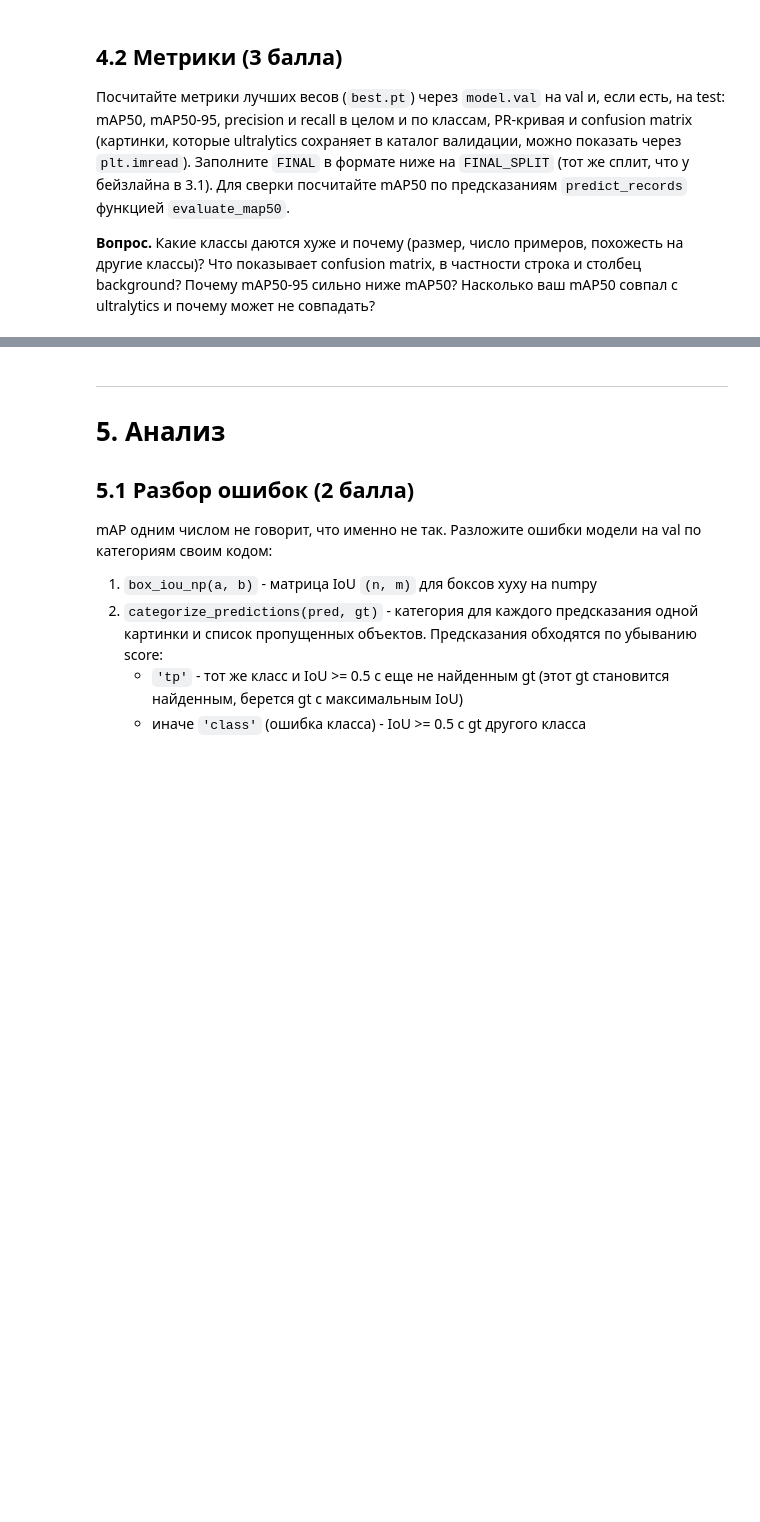
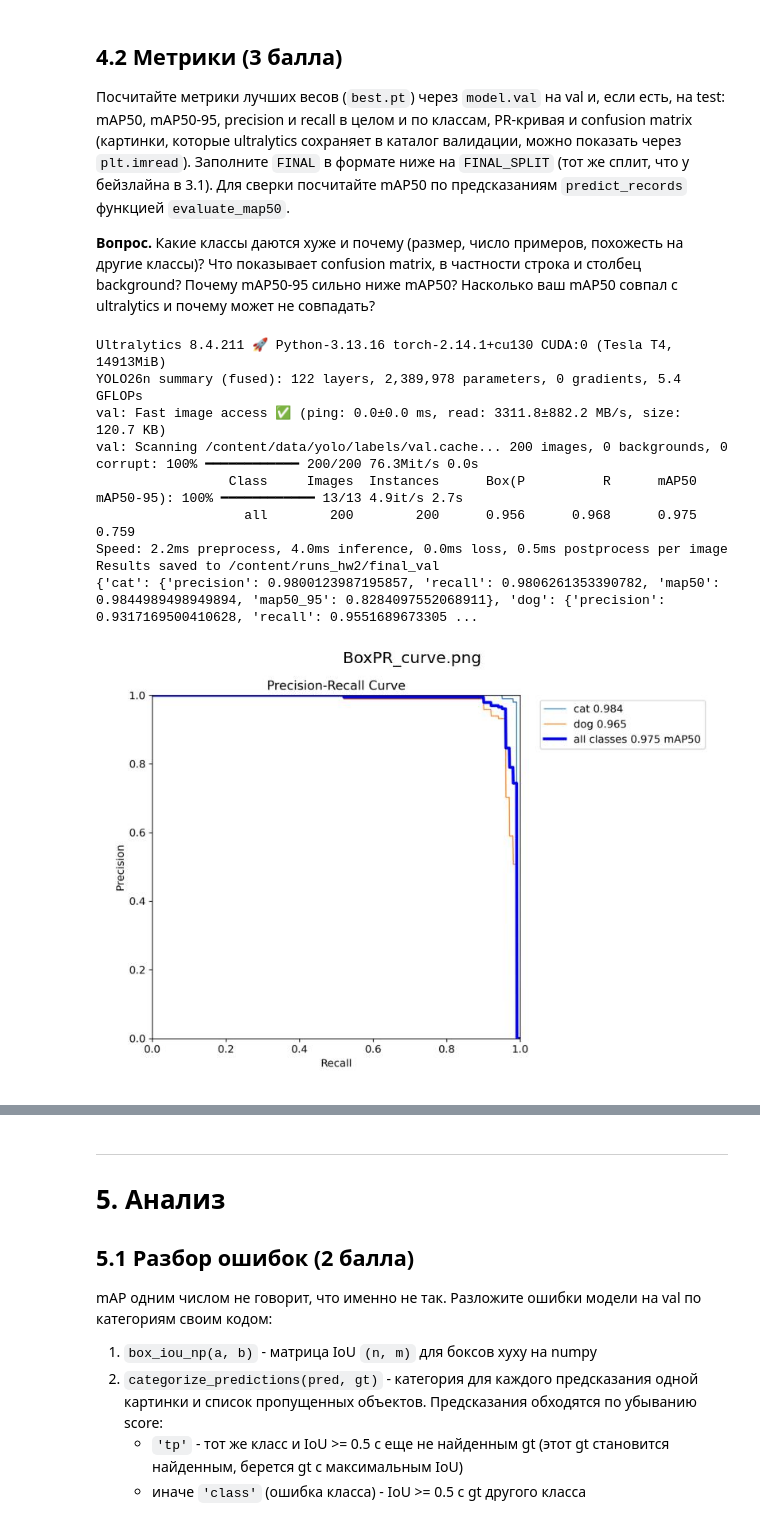
Before and after one commit to ivampo/dl_2026_itmo, a Jupyter notebook: lab-2/hw2_cv.ipynb, the cells around one changed output, grey strips where cells are left out. Cells and saved outputs as stored; diff of their text form; code cells hidden in the pictures; blank space fills up the shorter version.

```diff
--- a/lab-2/hw2_cv.ipynb
+++ b/lab-2/hw2_cv.ipynb
@@ -150,10 +158,11 @@ def evaluate_map50(preds, gts, n_classes, iou_thr=0.5):
 
 def predict_records(model, recs, conf=0.001, batch=16, **kw):
     # предсказания ultralytics в формате dict(boxes, scores, labels) для списка записей датасета
+    kw.setdefault('nms', False)
     out = []
     for i in range(0, len(recs), batch):
         paths = [str(r['image']) for r in recs[i:i + batch]]
-        for res in model.predict(paths, conf=conf, imgsz=IMGSZ, device=DEVICE, verbose=False, **kw):
+        for res in model.predict(paths, conf=conf, imgsz=IMGSZ, device=DEVICE, verbose=False, rect=False, **kw):
             b = res.boxes.cpu()
             out.append(dict(boxes=b.xyxy.numpy(), scores=b.conf.numpy(), labels=b.cls.numpy().astype(np.int64)))
     return out
@@ -422,11 +660,44 @@ raise NotImplementedError
 **Вопрос.** Какие классы даются хуже и почему (размер, число примеров, похожесть на другие классы)? Что показывает confusion matrix, в частности строка и столбец background? Почему mAP50-95 сильно ниже mAP50? Насколько ваш mAP50 совпал с ultralytics и почему может не совпадать?
 # %%
 best = YOLO(run_dir / 'weights' / 'best.pt')
+best_params = sum(p.numel() for p in best.model.parameters())
 
 
 def val_metrics(model, split, name, **kw):
-    return model.val(data=str(DATA_YAML), split=split, imgsz=IMGSZ, batch=BATCH, device=DEVICE, workers=WORKERS,
-                     project=str(RUNS.resolve()), name=name, exist_ok=True, verbose=False, **kw)
+    args = dict(data=str(DATA_YAML), split=split, imgsz=IMGSZ, batch=BATCH, device=DEVICE, workers=WORKERS,
+                project=str(RUNS.resolve()), name=name, exist_ok=True, verbose=False, rect=False, nms=False)
+    args.update(kw)
+    return model.val(**args)
 # %%
-# ваш код
-raise NotImplementedError
+def pack_metrics(result):
+    keys = ('precision', 'recall', 'map50', 'map50_95')
+    per_class = {name: dict.fromkeys(keys, 0.0) for name in CLASSES}
+    for i, c in enumerate(result.box.ap_class_index):
+        per_class[CLASSES[c]] = dict(zip(keys, map(float, result.box.class_result(i))))
+    return dict(zip(keys, map(float, result.box.mean_results())), per_class=per_class)
+
+
+result = val_metrics(best, 'val', 'final_val', conf=0.001, iou=0.7, plots=True)
+FINAL = dict(split=FINAL_SPLIT, **pack_metrics(result))
+final_preds = predict_records(best, records[FINAL_SPLIT], iou=0.7)
+FINAL['custom_map50'], custom_aps = evaluate_map50(final_preds, records[FINAL_SPLIT], len(CLASSES))
+print(FINAL['per_class'])
+for filename in ['BoxPR_curve.png', 'confusion_matrix.png']:
+    plot_path = Path(result.save_dir) / filename
+    if plot_path.exists():
+        plt.figure(figsize=(10, 7))
+        plt.imshow(plt.imread(plot_path))
+        plt.axis('off')
+        plt.title(filename)
+        plt.show()
+# %% [output]
+Ultralytics 8.4.211 🚀 Python-3.13.16 torch-2.14.1+cu130 CUDA:0 (Tesla T4, 14913MiB)
+YOLO26n summary (fused): 122 layers, 2,389,978 parameters, 0 gradients, 5.4 GFLOPs
+val: Fast image access ✅ (ping: 0.0±0.0 ms, read: 3311.8±882.2 MB/s, size: 120.7 KB)
+val: Scanning /content/data/yolo/labels/val.cache... 200 images, 0 backgrounds, 0 corrupt: 100% ━━━━━━━━━━━━ 200/200 76.3Mit/s 0.0s
+                 Class     Images  Instances      Box(P          R      mAP50  mAP50-95): 100% ━━━━━━━━━━━━ 13/13 4.9it/s 2.7s
+                   all        200        200      0.956      0.968      0.975      0.759
+Speed: 2.2ms preprocess, 4.0ms inference, 0.0ms loss, 0.5ms postprocess per image
+Results saved to /content/runs_hw2/final_val
+{'cat': {'precision': 0.9800123987195857, 'recall': 0.9806261353390782, 'map50': 0.9844989498949894, 'map50_95': 0.8284097552068911}, 'dog': {'precision': 0.9317169500410628, 'recall': 0.9551689673305 ...
+[figure, added]
```
Also changed, not shown: parts of 48 cells of this notebook, 8 other files.
